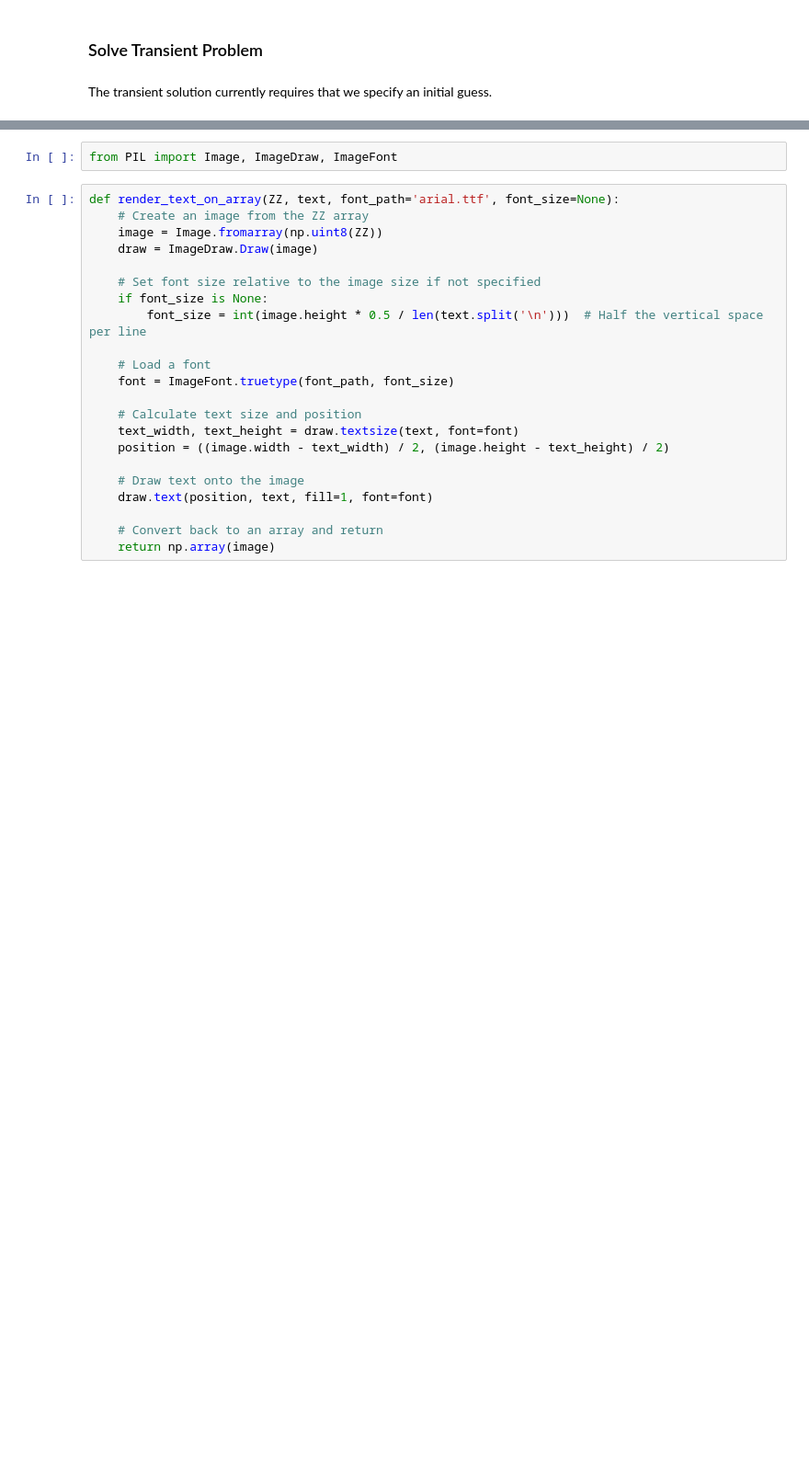
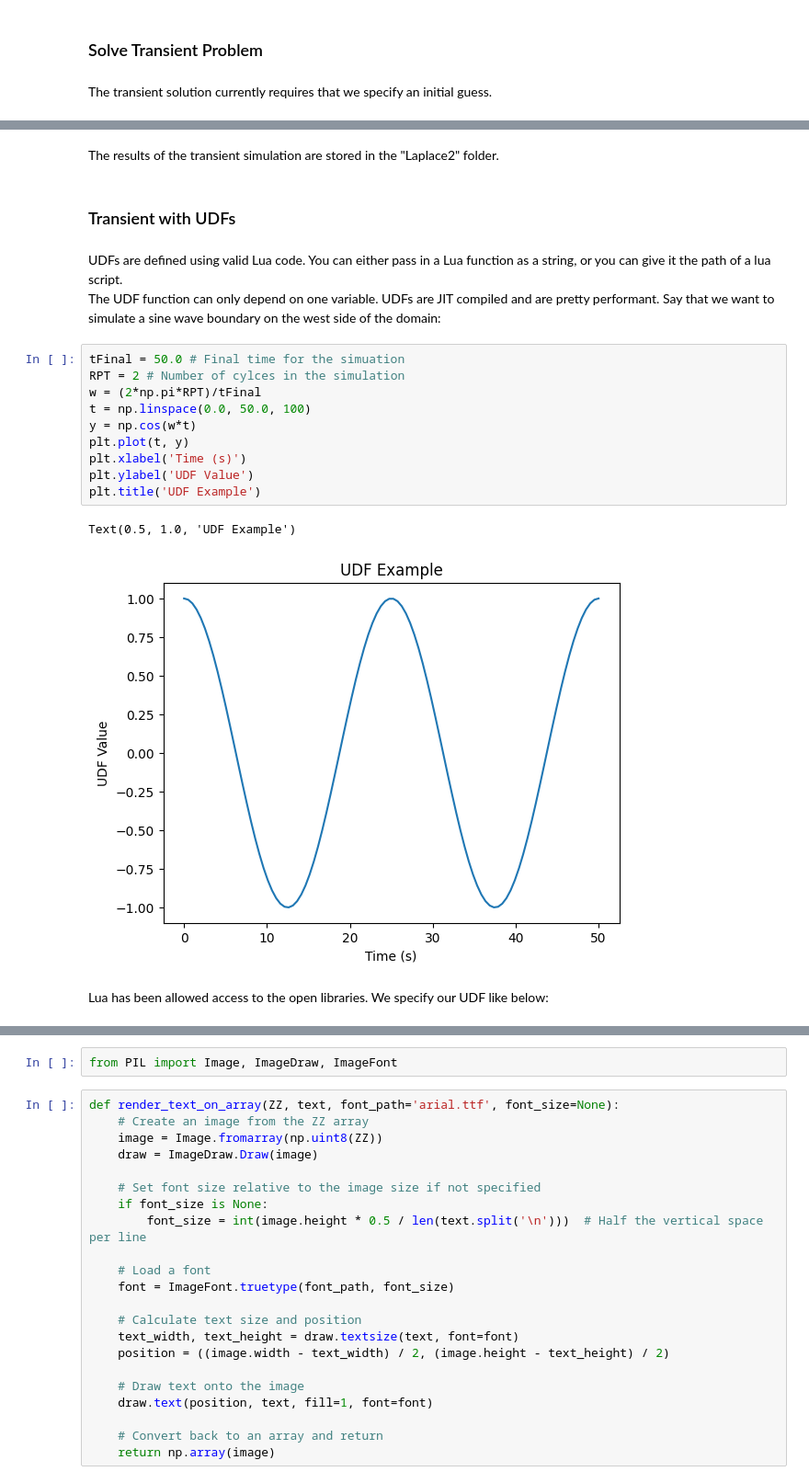
Before and after one commit to ddm-j/Diffusion2D, a Jupyter notebook: py/Diffusion2D.ipynb, the cells around one changed output, grey strips where cells are left out. Shown at 92% size. Cells and saved outputs as stored; diff of their text form; blank space fills up the shorter version.

```diff
--- a/py/Diffusion2D.ipynb
+++ b/py/Diffusion2D.ipynb
@@ -62,0 +79,23 @@ problem = Diffusion2D(mesh, bounds, 0.0, problem_name)
+# %% [markdown]
+The results of the transient simulation are stored in the "Laplace2" folder.
+# %% [markdown]
+### Transient with UDFs
+# %% [markdown]
+UDFs are defined using valid Lua code. You can either pass in a Lua function as a string, or you can give it the path of a lua script. <br>
+The UDF function can only depend on one variable. UDFs are JIT compiled and are pretty performant.
+Say that we want to simulate a sine wave boundary on the west side of the domain:
+# %%
+tFinal = 50.0 # Final time for the simuation
+RPT = 2 # Number of cylces in the simulation
+w = (2*np.pi*RPT)/tFinal
+t = np.linspace(0.0, 50.0, 100)
+y = np.cos(w*t)
+plt.plot(t, y)
+plt.xlabel('Time (s)')
+plt.ylabel('UDF Value')
+plt.title('UDF Example')
+# %% [output]
+Text(0.5, 1.0, 'UDF Example')
+[figure, added]
+# %% [markdown]
+Lua has been allowed access to the open libraries. We specify our UDF like below:
```
Also changed, not shown: parts of 13 cells of this notebook, 3 other files.
